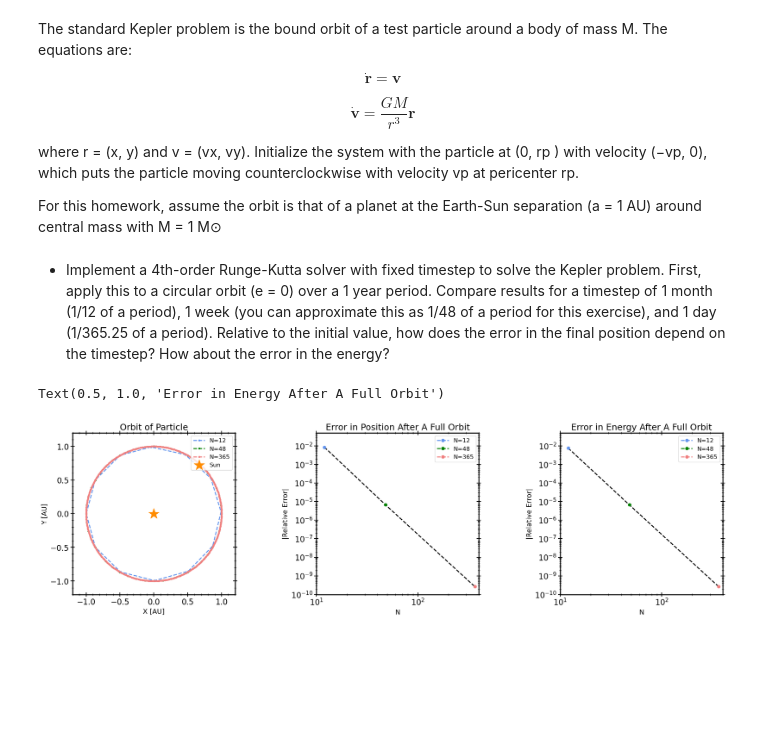
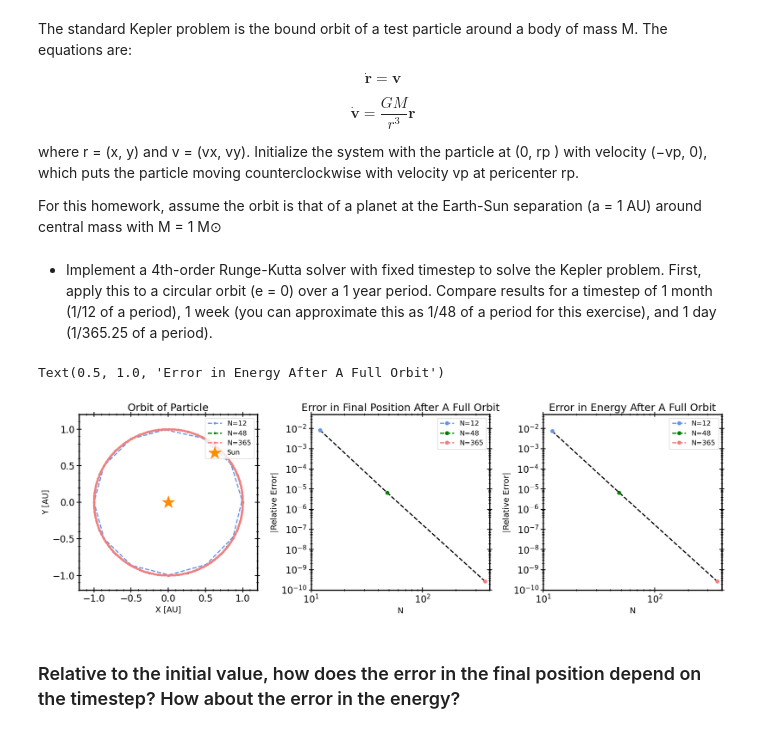
Before and after one commit to carlosajurado/AST384C-Computational-Astrophysics, a Jupyter notebook: HW2.ipynb, the cells around one changed output. Saved outputs shown, nothing was run; the diff lists cells and outputs as text; code cells hidden in the pictures; blank space fills up the shorter version.

```diff
--- a/HW2.ipynb
+++ b/HW2.ipynb
@@ -35,9 +35,7 @@ around central mass with M = 1 M⊙
 - Implement a 4th-order Runge-Kutta solver with fixed timestep to solve the Kepler problem.
 First, apply this to a circular orbit (e = 0) over a 1 year period. Compare results for a
 timestep of 1 month (1/12 of a period), 1 week (you can approximate this as 1/48 of a
-period for this exercise), and 1 day (1/365.25 of a period). Relative to the initial value, how
-does the error in the final position depend on the timestep? How about the error in the
-energy?
+period for this exercise), and 1 day (1/365.25 of a period).
 # %%
 class KeplerOrbit:
     '''
@@ -99,6 +97,7 @@ class KeplerOrbit:
         self.GM = GM
         self.state_history = [self.state]
         self.time_array = []
+        self.energy = []
 
 
     def specific_energy(self):
@@ -234,6 +233,7 @@ class KeplerOrbit:
                 self.state = state_2half #save new state
                 self.state_history.append(self.state.copy()) #Append current state to state history
                 self.time_array.append(dt)
+                self.energy.append(self.specific_energy())
                 dt = dt_est #Set timestep to the estimated timestep
 
             else: #reject current timestep
@@ -308,8 +308,8 @@ energy_err = {}
 for N in N_values:
     energy_err[N] = np.abs(energy_histories[N]/intial_energy - 1)
 # %%
-fig, axs = plt.subplots(1, 3, figsize=(24, 6))
-plt.subplots_adjust(wspace=0.5, hspace=0.3)
+fig, axs = plt.subplots(1, 3, figsize=(20, 5.5))
+plt.subplots_adjust(wspace=0.3, hspace=0.3)
 
 
 axs[0].plot(orbit_histories[12][0], orbit_histories[12][1], color='cornflowerblue', marker='.', label='N=12', linestyle = '--')
@@ -332,32 +332,34 @@ axs[0].set_title("Orbit of Particle")
 axs[1].loglog(N_values, [positional_err[12], positional_err[48], positional_err[365]], color='black', linestyle = '--')
 axs[1].loglog(N_values[0], positional_err[12], color='cornflowerblue', marker='o', label='N=12', linestyle = '--')
 axs[1].loglog(N_values[1], positional_err[48], color='green', marker='o', label='N=48', linestyle = '--')
 axs[1].loglog(N_values[2], positional_err[365], color='lightcoral', marker='o', label='N=365', linestyle = '--')
 axs[1].legend(ncol=1, loc='upper right')
 
 axs[1].set_xlabel('N')
 axs[1].set_xlim(10**1, 4 * 10**2)
 axs[1].set_ylabel('|Relative Error|')
 axs[1].set_ylim(10**-10, 5 * 10**-2)
-axs[1].set_title("Error in Position After A Full Orbit")
+axs[1].set_title("Error in Final Position After A Full Orbit")
 
 
 
 
 
 
 
 axs[2].loglog(N_values, [energy_err[12], energy_err[48], energy_err[365]], color='black', linestyle = '--')
 axs[2].loglog(N_values[0], energy_err[12], color='cornflowerblue', marker='o', label='N=12', linestyle = '--')
 axs[2].loglog(N_values[1], energy_err[48], color='green', marker='o', label='N=48', linestyle = '--')
 axs[2].loglog(N_values[2], energy_err[365], color='lightcoral', marker='o', label='N=365', linestyle = '--')
 axs[2].legend(ncol=1, loc='upper right')
 
 axs[2].set_xlabel('N')
 axs[2].set_xlim(10**1, 4 * 10**2)
 axs[2].set_ylabel('|Relative Error|')
 axs[2].set_ylim(10**-10, 5 * 10**-2)
 axs[2].set_title("Error in Energy After A Full Orbit")
 # %% [output]
 Text(0.5, 1.0, 'Error in Energy After A Full Orbit')
-[figure, old version]
+[figure, new version]
+# %% [markdown]
+### Relative to the initial value, how does the error in the final position depend on the timestep? How about the error in the energy?
```
Also changed, not shown: parts of 14 cells of this notebook.
